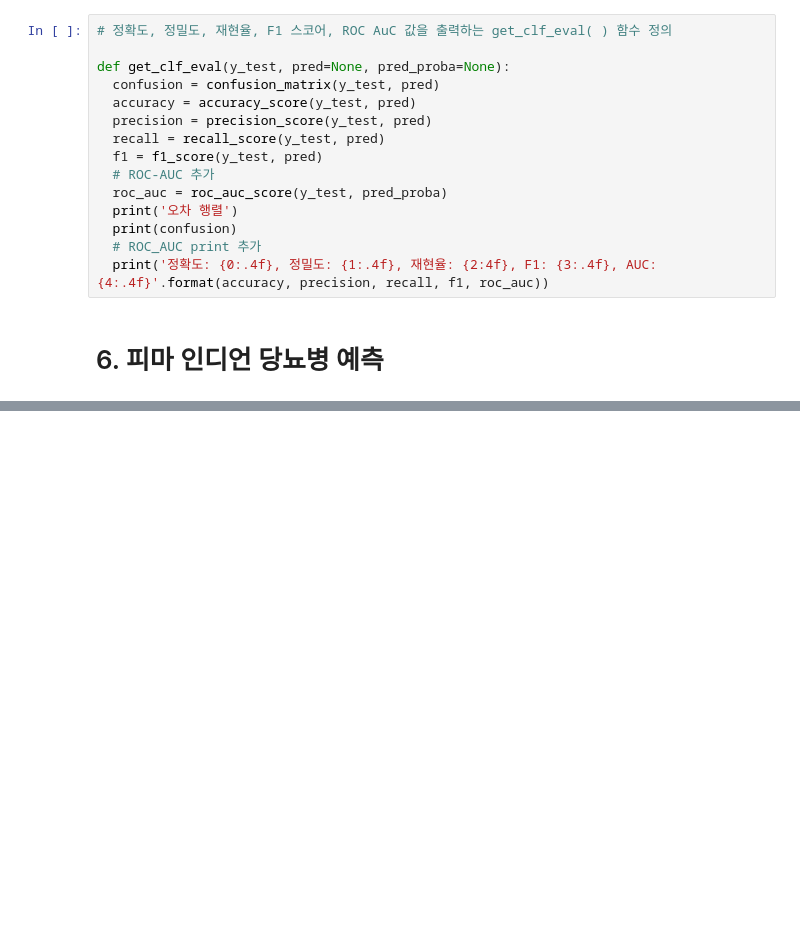
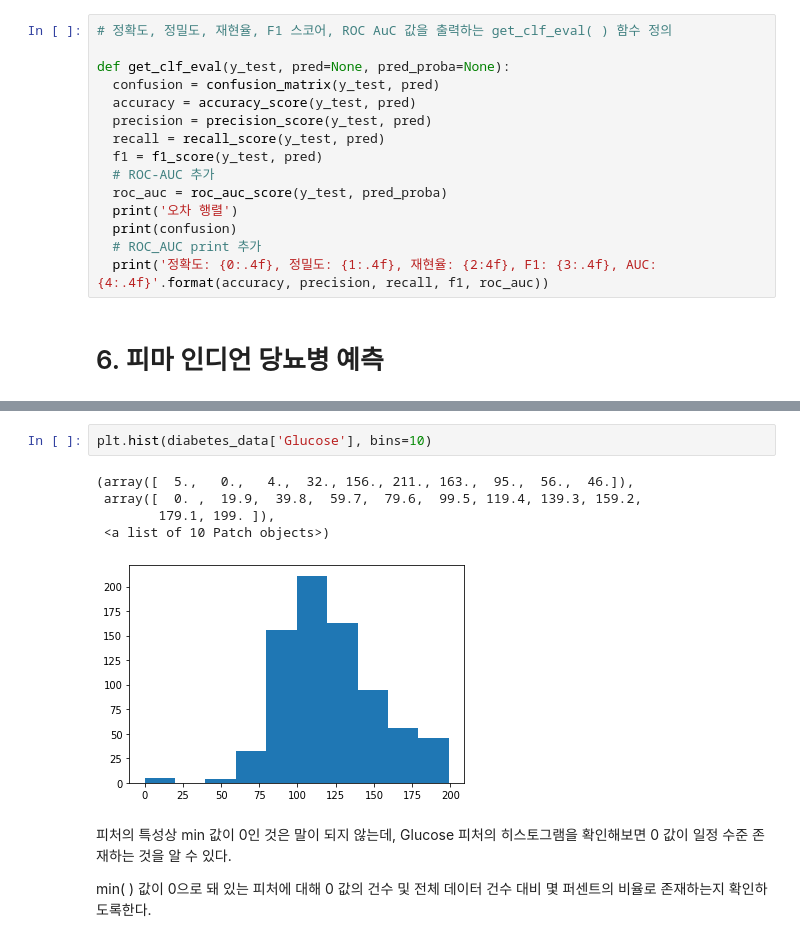
Before and after one commit to spacemaninSeoul/PythonMachinelearningGuide, a Jupyter notebook: [파이썬머신러닝완벽가이드]_III_평가.ipynb, the cells around one changed output, grey strips where cells are left out. Saved outputs shown, nothing was run; the diff lists cells and outputs as text; blank space fills up the shorter version.

```diff
--- a/[파이썬머신러닝완벽가이드]_III_평가.ipynb
+++ b/[파이썬머신러닝완벽가이드]_III_평가.ipynb
@@ -530,0 +623,12 @@ def get_clf_eval(y_test, pred=None, pred_proba=None):
+# %%
+plt.hist(diabetes_data['Glucose'], bins=10)
+# %% [output]
+(array([  5.,   0.,   4.,  32., 156., 211., 163.,  95.,  56.,  46.]),
+ array([  0. ,  19.9,  39.8,  59.7,  79.6,  99.5, 119.4, 139.3, 159.2,
+        179.1, 199. ]),
+ <a list of 10 Patch objects>)
+[figure, added]
+# %% [markdown]
+피처의 특성상 min 값이 0인 것은 말이 되지 않는데, Glucose 피처의 히스토그램을 확인해보면 0 값이 일정 수준 존재하는 것을 알 수 있다.
+
+min( ) 값이 0으로 돼 있는 피처에 대해 0 값의 건수 및 전체 데이터 건수 대비 몇 퍼센트의 비율로 존재하는지 확인하도록한다.
```
Also changed, not shown: parts of 17 cells of this notebook.
